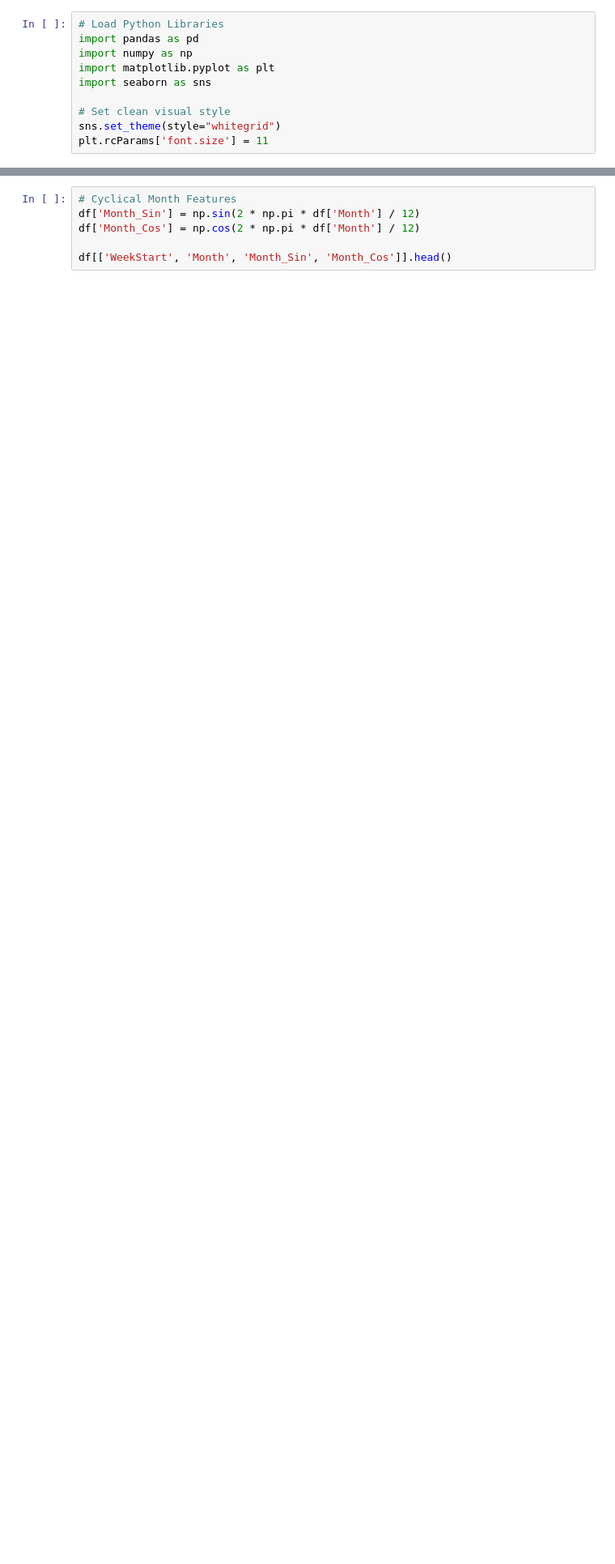
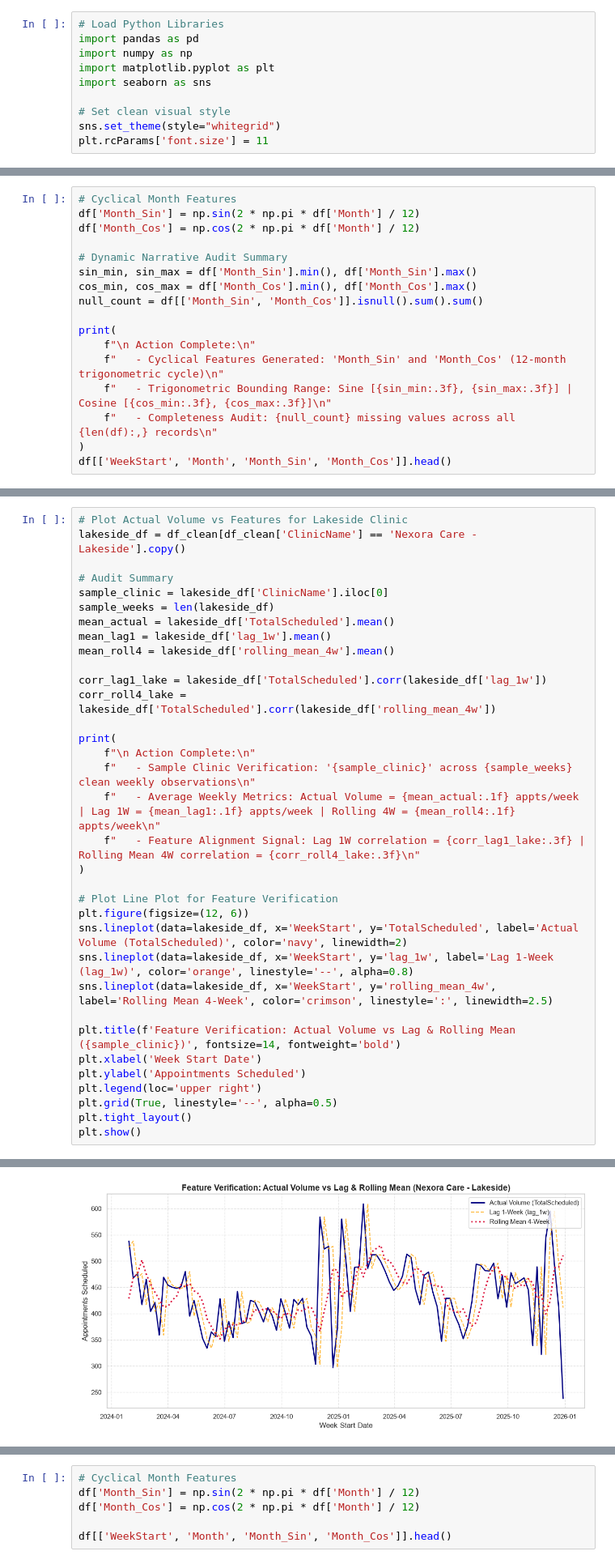
Before and after one commit to earlchirchir/nexora_care_flow_forecast, a Jupyter notebook: notebooks/03_feature_eng.ipynb, the cells around one changed output, grey strips where cells are left out. Shown at 81% size. Cells and saved outputs as stored; diff of their text form; blank space fills up the shorter version.

```diff
--- a/notebooks/03_feature_eng.ipynb
+++ b/notebooks/03_feature_eng.ipynb
@@ -63,0 +121,17 @@ df[['ClinicName', 'WeekStart', 'TotalScheduled', 'lag_1w', 'rolling_mean_4w']].h
+# %%
+# Cyclical Month Features
+df['Month_Sin'] = np.sin(2 * np.pi * df['Month'] / 12)
+df['Month_Cos'] = np.cos(2 * np.pi * df['Month'] / 12)
+
+# Dynamic Narrative Audit Summary
+sin_min, sin_max = df['Month_Sin'].min(), df['Month_Sin'].max()
+cos_min, cos_max = df['Month_Cos'].min(), df['Month_Cos'].max()
+null_count = df[['Month_Sin', 'Month_Cos']].isnull().sum().sum()
+
+print(
+    f"\n Action Complete:\n"
+    f"   - Cyclical Features Generated: 'Month_Sin' and 'Month_Cos' (12-month trigonometric cycle)\n"
+    f"   - Trigonometric Bounding Range: Sine [{sin_min:.3f}, {sin_max:.3f}] | Cosine [{cos_min:.3f}, {cos_max:.3f}]\n"
+    f"   - Completeness Audit: {null_count} missing values across all {len(df):,} records\n"
+)
+df[['WeekStart', 'Month', 'Month_Sin', 'Month_Cos']].head()
@@ -63,0 +230,35 @@ df[['ClinicName', 'WeekStart', 'TotalScheduled', 'lag_1w', 'rolling_mean_4w']].h
+# %%
+# Plot Actual Volume vs Features for Lakeside Clinic
+lakeside_df = df_clean[df_clean['ClinicName'] == 'Nexora Care - Lakeside'].copy()
+
+# Audit Summary
+sample_clinic = lakeside_df['ClinicName'].iloc[0]
+sample_weeks = len(lakeside_df)
+mean_actual = lakeside_df['TotalScheduled'].mean()
+mean_lag1 = lakeside_df['lag_1w'].mean()
+mean_roll4 = lakeside_df['rolling_mean_4w'].mean()
+
+corr_lag1_lake = lakeside_df['TotalScheduled'].corr(lakeside_df['lag_1w'])
+corr_roll4_lake = lakeside_df['TotalScheduled'].corr(lakeside_df['rolling_mean_4w'])
+
+print(
+    f"\n Action Complete:\n"
+    f"   - Sample Clinic Verification: '{sample_clinic}' across {sample_weeks} clean weekly observations\n"
+    f"   - Average Weekly Metrics: Actual Volume = {mean_actual:.1f} appts/week | Lag 1W = {mean_lag1:.1f} appts/week | Rolling 4W = {mean_roll4:.1f} appts/week\n"
+    f"   - Feature Alignment Signal: Lag 1W correlation = {corr_lag1_lake:.3f} | Rolling Mean 4W correlation = {corr_roll4_lake:.3f}\n"
+)
+
+# Plot Line Plot for Feature Verification
+plt.figure(figsize=(12, 6))
+sns.lineplot(data=lakeside_df, x='WeekStart', y='TotalScheduled', label='Actual Volume (TotalScheduled)', color='navy', linewidth=2)
+sns.lineplot(data=lakeside_df, x='WeekStart', y='lag_1w', label='Lag 1-Week (lag_1w)', color='orange', linestyle='--', alpha=0.8)
+sns.lineplot(data=lakeside_df, x='WeekStart', y='rolling_mean_4w', label='Rolling Mean 4-Week', color='crimson', linestyle=':', linewidth=2.5)
+
+plt.title(f'Feature Verification: Actual Volume vs Lag & Rolling Mean ({sample_clinic})', fontsize=14, fontweight='bold')
+plt.xlabel('Week Start Date')
+plt.ylabel('Appointments Scheduled')
+plt.legend(loc='upper right')
+plt.grid(True, linestyle='--', alpha=0.5)
+plt.tight_layout()
+plt.show()
+# %% [output]
@@ -63,0 +269 @@ df[['ClinicName', 'WeekStart', 'TotalScheduled', 'lag_1w', 'rolling_mean_4w']].h
+[figure, added]
```
Also changed, not shown: parts of 24 cells of this notebook, 1 other file.
